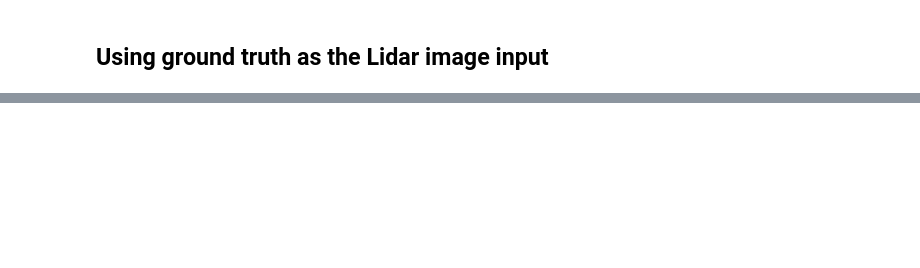
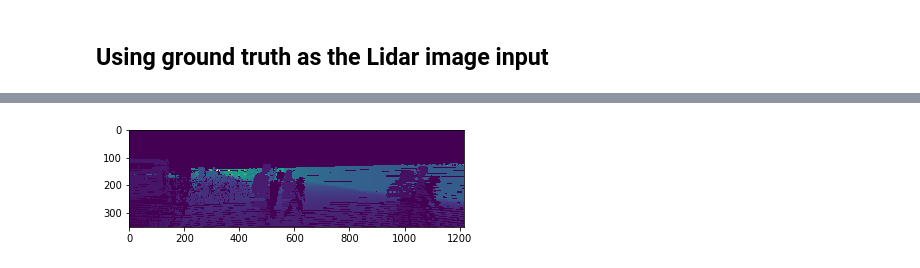
Before and after one commit to Madhan-Sureshbabu/Depth-Completion-from-Low-res-LiDAR-and-monocular-camera, a Jupyter notebook: Visual Odometry (depthCompletion dataset).ipynb, the cells around one changed output, grey strips where cells are left out. Cells and saved outputs as stored; diff of their text form; code cells hidden in the pictures; blank space fills up the shorter version.

```diff
--- a/Visual Odometry (depthCompletion dataset).ipynb
+++ b/Visual Odometry (depthCompletion dataset).ipynb
@@ -209,0 +465,90 @@ ValueError: shapes (3,4) and (5,) not aligned: 4 (dim 1) != 5 (dim 0)
+# %%
+frame_id = 0
+while (frame_id < 4) :
+    lidar_frames[frame_id,500:700,100:,0] = 0
+    depth_img = lidar_frames[frame_id,:,:,0]
+    depth_inverted = np.where(depth_img>0,100-depth_img,0)
+    depth_dilated = cv2.dilate(depth_inverted,np.ones((5,5),np.uint8))
+    depth_dilated = np.where(depth_dilated>0,100-depth_dilated,0)
+    depth_dilated = np.expand_dims(depth_dilated,-1)
+
+    lidar_frames[frame_id+1,500:700,100:,0] = 0
+    depth_img = lidar_frames[frame_id+1,:,:,0]
+    depth_inverted = np.where(depth_img>0,100-depth_img,0)
+    depth_dilated2 = cv2.dilate(depth_inverted,np.ones((5,5),np.uint8))
+    depth_dilated2 = np.where(depth_dilated2>0,100-depth_dilated2,0)
+    depth_dilated2 = np.expand_dims(depth_dilated2,-1)
+
+    plt.imshow(np.squeeze(depth_dilated))
+    plt.show()
+
+    plt.imshow(depth_img)
+    plt.show()
+
+    features = find_keypoints(img_frames[frame_id,:,:,:],depth_dilated,feature_params)
+    next_features, status, error = track_features(img_frames[frame_id,:,:,:],features,img_frames[frame_id+1,:,:,:],lk_params)
+    features = features[status==1]
+    next_features = next_features[status==1]
+#     features1, features2 = match_keypoints(img_frames[frame_id,:,:,:],depth_dilated, img_frames[frame_id+1,:,:,:])
+    print("Num features : ",len(features))
+
+    image = np.copy(img_frames[frame_id,:,:,:])
+    next_image = np.copy(img_frames[frame_id+1,:,:,:])
+    for i in range(len(features)):
+        cv2.circle(image,(features[i][0],features[i][1]),10,(0,0,255),-1)
+        cv2.circle(next_image,(next_features[i][0],next_features[i][1]),10,(0,0,255),-1)
+
+    plt.imshow(image)
+    plt.show()
+
+    plt.imshow(next_image)
+    plt.show()
+
+    scene=data_loader.img_path[index_list[0]].split('/')[5].split('_')[:3]
+    scene_date = scene[0]
+    camera_id = data_loader.img_path[index_list[0]].split('/')[-3]
+    for i in range(1,len(scene)) :
+        scene_date += '_' + scene[i]
+    K = get_calib_file(scene_date,camera_id) # eg: 2011_09_26, image_03
+    pts_3d_1 = compute_3D_points(depth_dilated,features,K)
+
+    # print(pts_3d_1)
+
+    pts_2d_2 = []
+    for i in range(len(features)):
+        x = int(next_features[i,0])
+        y = int(next_features[i,1])
+        pts_2d_2.append([x,y])
+    pts_2d_2 = np.asarray(pts_2d_2)
+    # print(pts_3d_1)
+    print("Total points : ",len(pts_2d_2))
+    # print(pts_2d_2)
+    P = np.hstack((K,np.zeros((3,1))))
+
+    pts_3d_1 = np.expand_dims(pts_3d_1.astype(np.float32),axis=1)
+    pts_2d_2 = np.expand_dims(pts_2d_2.astype(np.float32),axis=1)
+    ret = cv2.solvePnPRansac(pts_3d_1,pts_2d_2,P[:3,:3],distCoeffs=None)
+
+    print("Solution found : ",ret[0])
+
+    r = genEulerZXZMatrix(ret[1][0][0],ret[1][1][0],ret[1][2][0])
+    transf_matrix = np.hstack((r,-ret[2]))
+    transf_matrix = np.vstack((transf_matrix,np.asarray([0,0,0,1])))
+    print("T (from solvePnPRansac) : ")
+    print(transf_matrix)
+
+    pts_3d_1 = np.hstack( (np.squeeze(pts_3d_1), np.ones(( len(pts_3d_1),1) )))
+    pts_2d_2 = np.hstack( (np.squeeze(pts_2d_2), np.ones(( len(pts_2d_2),1) )))
+
+
+    dSeed = np.zeros(len(pts_3d_1))
+    opt = least_squares(func,dSeed,method='lm',verbose=0,args=(pts_3d_1,pts_2d_2,P))
+    R = genEulerZXZMatrix(opt.x[0],opt.x[1],opt.x[2])
+    t = np.asarray([[opt.x[3]],[opt.x[4]],[opt.x[5]]])
+    T = np.hstack((R,t))
+    T = np.vstack((T,np.asarray([[0,0,0,1]])))
+    print("T (from scipy least_squares) : ")
+    print(T)
+    frame_id += 1
+# %% [output]
+[figure, added]
```
Also changed, not shown: parts of 16 cells of this notebook, 4 other files.
